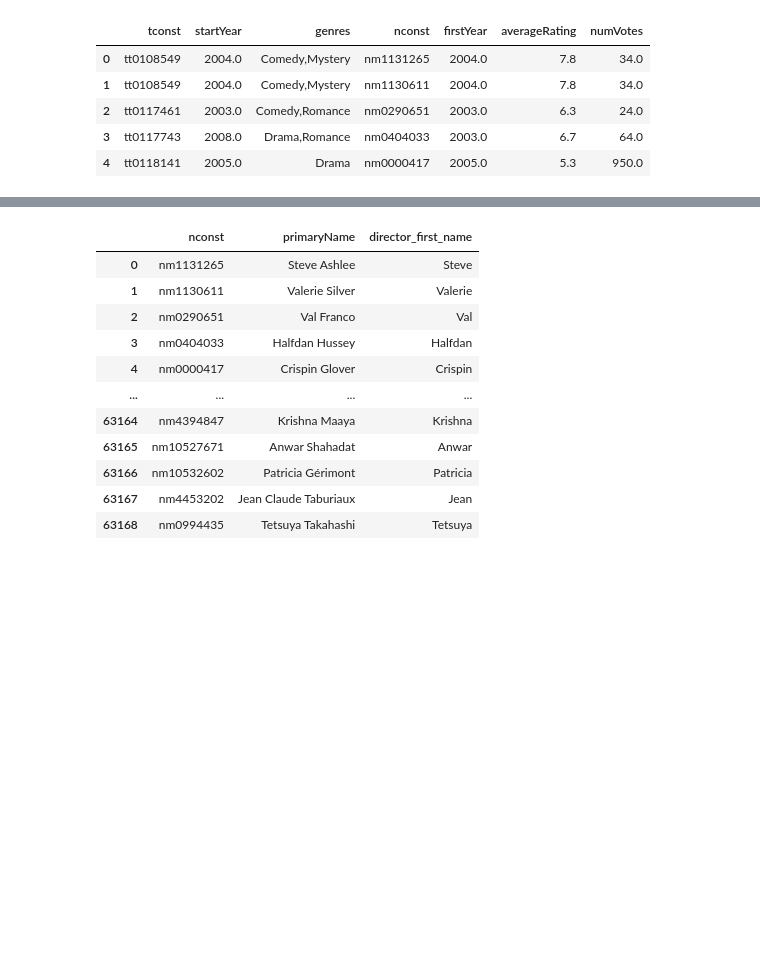
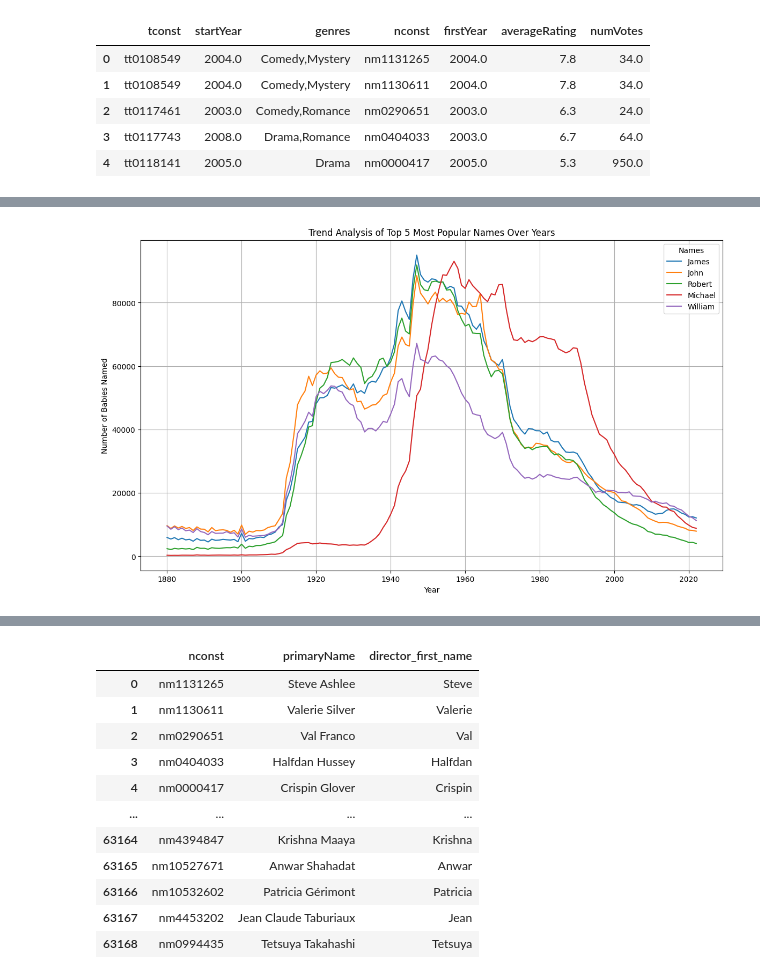
Before and after one commit to nhunguyen0901/SocialNetworks_CareerLongevity, a Jupyter notebook: Phase_3_Predicting_Director_Gender.ipynb, the cells around one changed output, grey strips where cells are left out. Saved outputs shown, nothing was run; the diff lists cells and outputs as text; code cells hidden in the pictures; blank space fills up the shorter version.

```diff
--- a/Phase_3_Predicting_Director_Gender.ipynb
+++ b/Phase_3_Predicting_Director_Gender.ipynb
@@ -82,0 +160,26 @@ We now have the full name of our directors. The next step is to extract and stan
+# %%
+# Aggregate the data by name and year, summing up counts for each name within each year.
+# This step helps in identifying trends for each name over time.
+name_trends = all_years_ssa_data.groupby(['name', 'year']).sum().reset_index()
+
+# Identify the top 5 most frequent names across all years by summing the counts for each name and selecting the largest.
+top_names = name_trends.groupby('name')['count'].sum().nlargest(5).index
+
+# Filter the data to only include entries for these top names.
+top_names_trend = name_trends[name_trends['name'].isin(top_names)]
+# %%
+# Plotting the trends of these top names across the years.
+# This visualization helps in understanding the popularity dynamics of these names.
+plt.figure(figsize=(14, 8))
+for name in top_names:
+    data_to_plot = top_names_trend[top_names_trend['name'] == name]
+    plt.plot(data_to_plot['year'], data_to_plot['count'], label=name)
+
+plt.title('Trend Analysis of Top 5 Most Popular Names Over Years')
+plt.xlabel('Year')
+plt.ylabel('Number of Babies Named')
+plt.legend(title='Names')
+plt.grid(True)
+plt.show()
+# %% [output]
+[figure, added]
```
Also changed, not shown: parts of 50 cells of this notebook, 1 other file.
